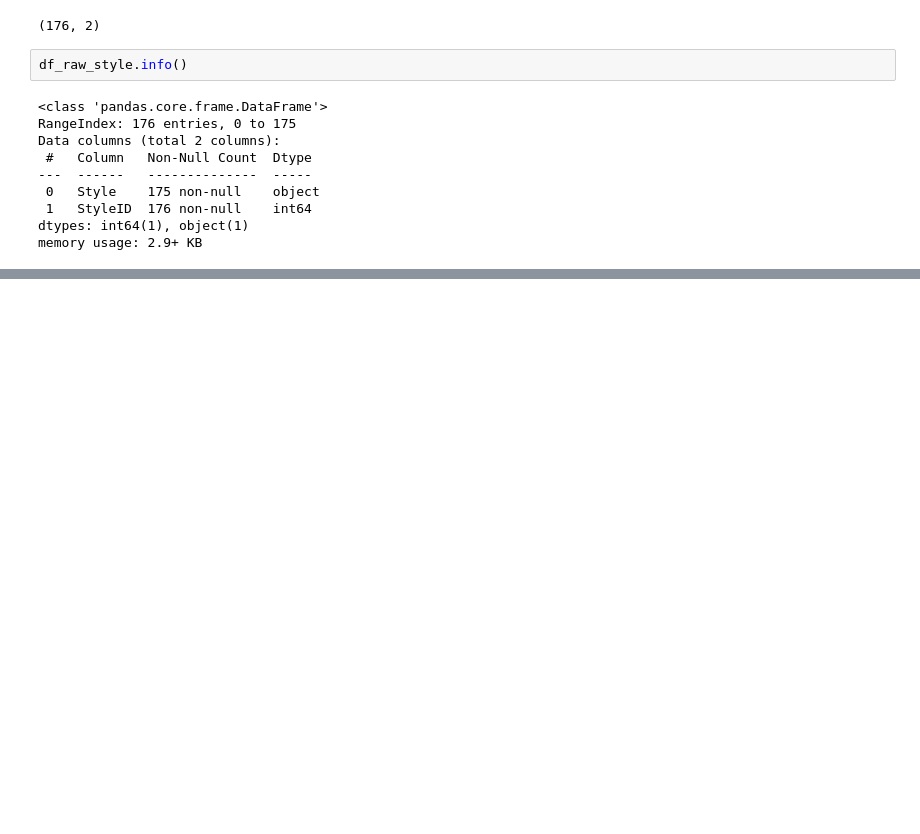
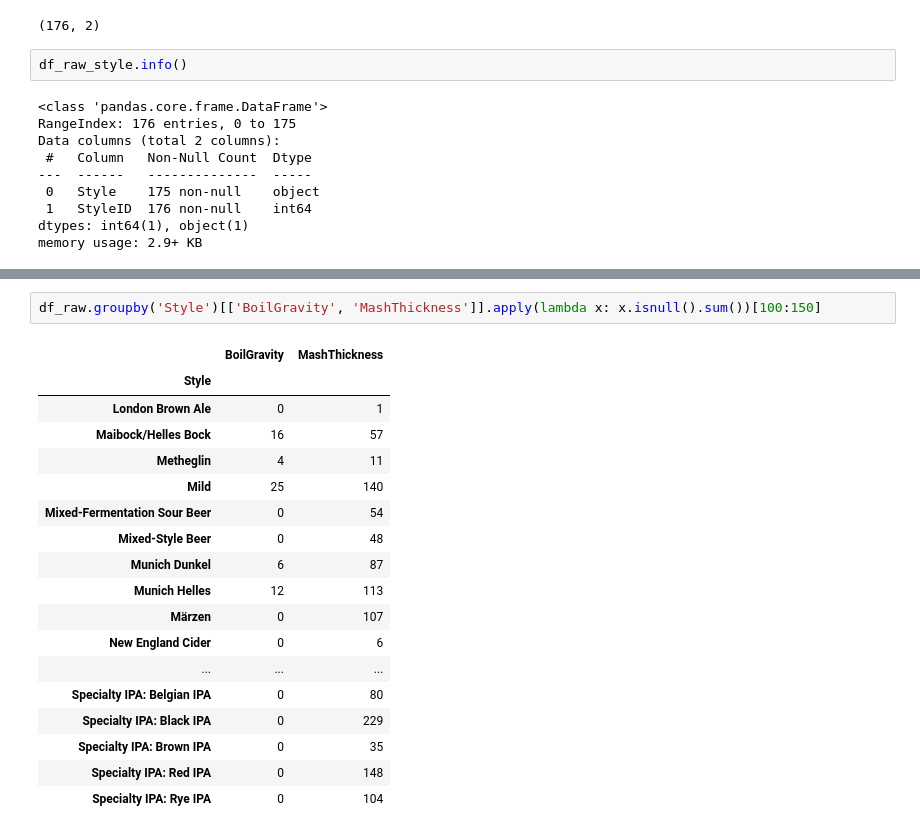
Before and after one commit to a70mico/Final_Project_Data_Science, a Jupyter notebook: src/explore.ipynb, the cells around one changed output, grey strips where cells are left out. Saved outputs shown, nothing was run; the diff lists cells and outputs as text; blank space fills up the shorter version.

```diff
--- a/src/explore.ipynb
+++ b/src/explore.ipynb
@@ -72,0 +145,21 @@ memory usage: 2.9+ KB
+# %%
+df_raw.groupby('Style')[['BoilGravity', 'MashThickness']].apply(lambda x: x.isnull().sum())[100:150]
+# %% [output]
+|  | BoilGravity | MashThickness |
+| Style |  |  |
+| London Brown Ale | 0 | 1 |
+| Maibock/Helles Bock | 16 | 57 |
+| Metheglin | 4 | 11 |
+| Mild | 25 | 140 |
+| Mixed-Fermentation Sour Beer | 0 | 54 |
+| Mixed-Style Beer | 0 | 48 |
+| Munich Dunkel | 6 | 87 |
+| Munich Helles | 12 | 113 |
+| Märzen | 0 | 107 |
+| New England Cider | 0 | 6 |
+| ... | ... | ... |
+| Specialty IPA: Belgian IPA | 0 | 80 |
+| Specialty IPA: Black IPA | 0 | 229 |
+| Specialty IPA: Brown IPA | 0 | 35 |
+| Specialty IPA: Red IPA | 0 | 148 |
+| Specialty IPA: Rye IPA | 0 | 104 |
```
Also changed, not shown: parts of 6 cells of this notebook.
